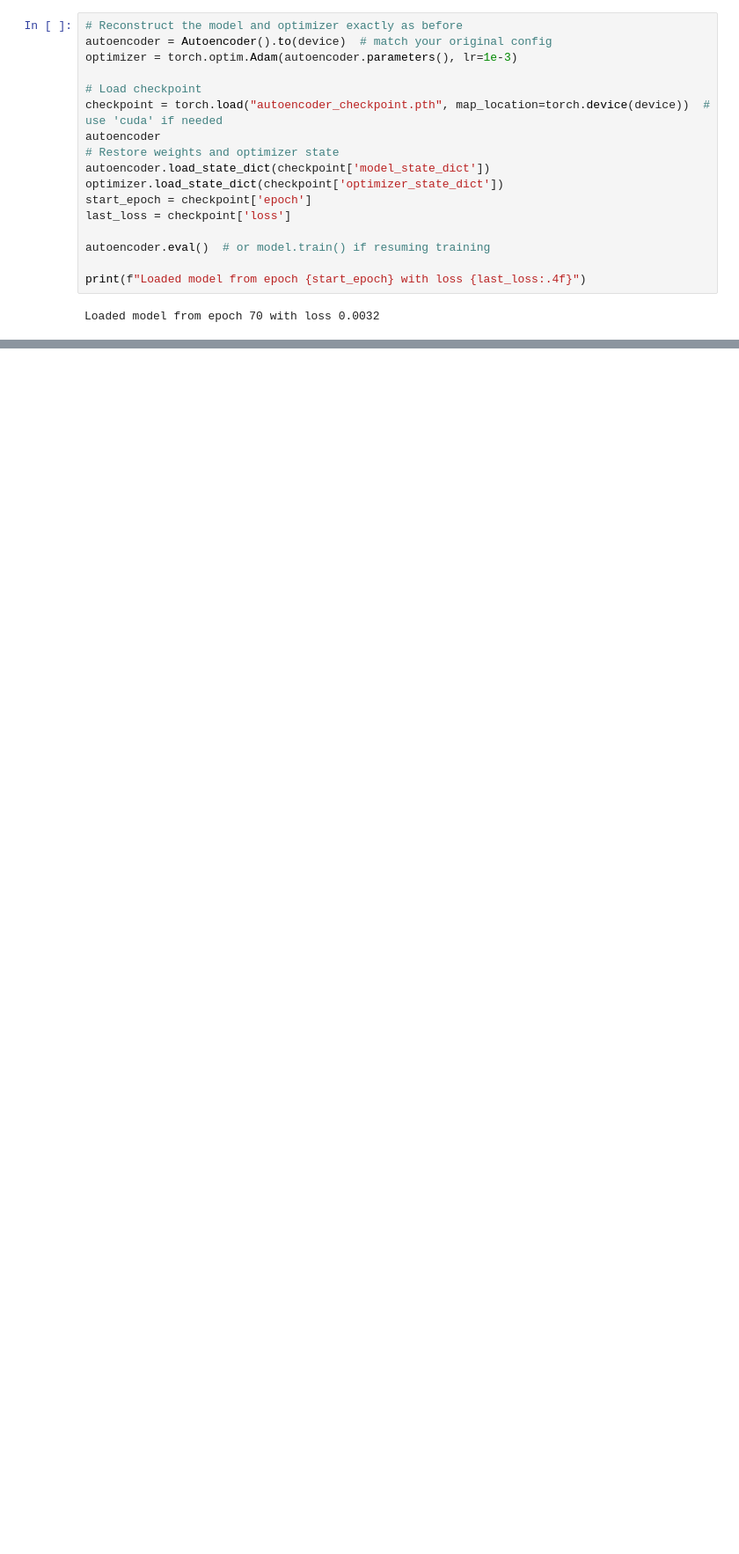
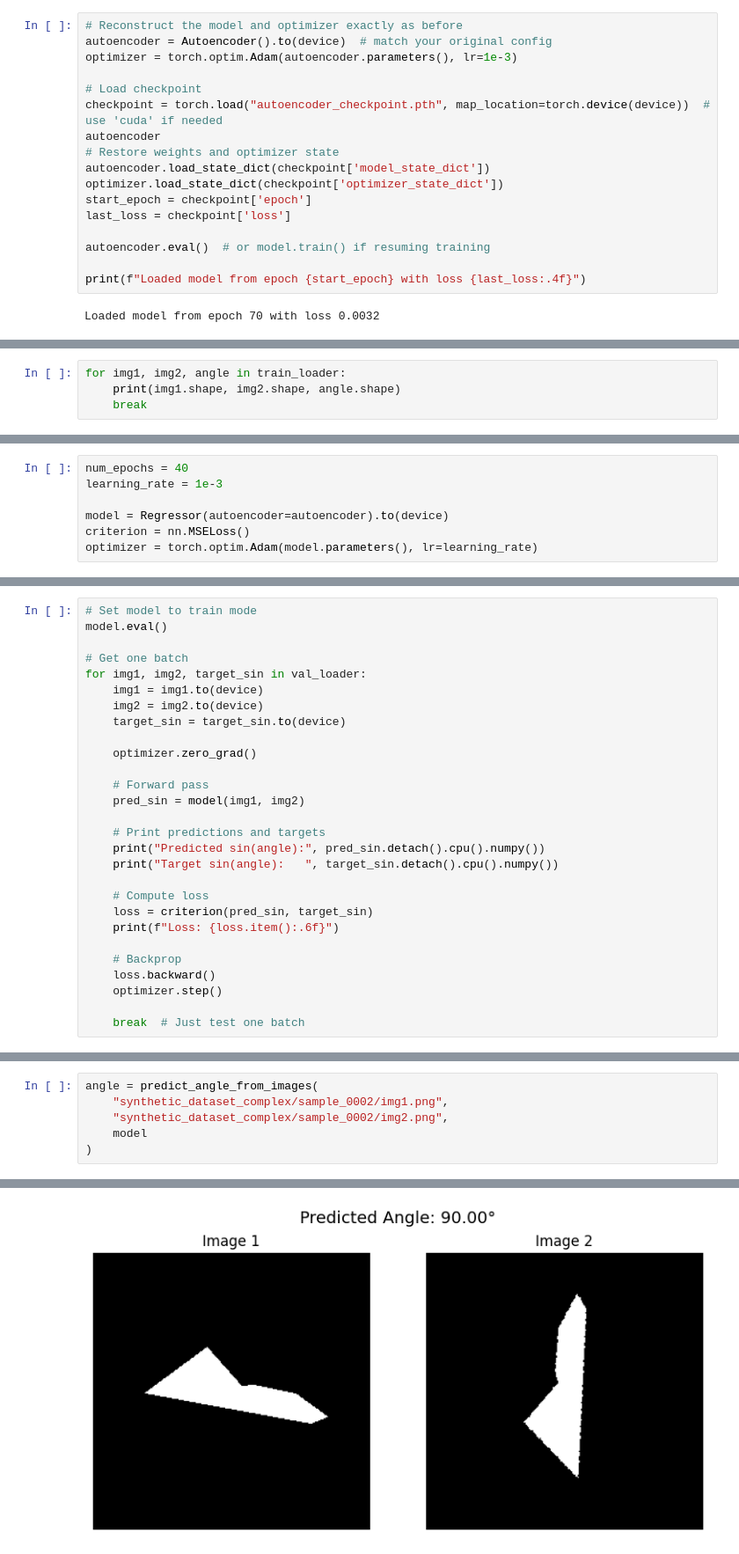
Before and after one commit to BimsaraS99/GeoAngleNet, a Jupyter notebook: complete_model_train.ipynb, the cells around one changed output, grey strips where cells are left out. Shown at 88% size. Drawn from its saved outputs; the diff is of its cells as text; blank space fills up the shorter version.

Commit message:
models finalized

```diff
--- a/complete_model_train.ipynb
+++ b/complete_model_train.ipynb
@@ -226,0 +296,4 @@ match_point_sets(l1, l2)
+# %%
+for img1, img2, angle in train_loader:
+    print(img1.shape, img2.shape, angle.shape)
+    break
@@ -226,0 +419,7 @@ match_point_sets(l1, l2)
+# %%
+num_epochs = 40
+learning_rate = 1e-3
+
+model = Regressor(autoencoder=autoencoder).to(device)
+criterion = nn.MSELoss()
+optimizer = torch.optim.Adam(model.parameters(), lr=learning_rate)
@@ -226,0 +555,28 @@ match_point_sets(l1, l2)
+# %%
+# Set model to train mode
+model.eval()
+
+# Get one batch
+for img1, img2, target_sin in val_loader:
+    img1 = img1.to(device)
+    img2 = img2.to(device)
+    target_sin = target_sin.to(device)
+
+    optimizer.zero_grad()
+
+    # Forward pass
+    pred_sin = model(img1, img2)
+
+    # Print predictions and targets
+    print("Predicted sin(angle):", pred_sin.detach().cpu().numpy())
+    print("Target sin(angle):   ", target_sin.detach().cpu().numpy())
+
+    # Compute loss
+    loss = criterion(pred_sin, target_sin)
+    print(f"Loss: {loss.item():.6f}")
+
+    # Backprop
+    loss.backward()
+    optimizer.step()
+
+    break  # Just test one batch
@@ -226,0 +646,7 @@ match_point_sets(l1, l2)
+# %%
+angle = predict_angle_from_images(
+    "synthetic_dataset_complex/sample_0002/img1.png",
+    "synthetic_dataset_complex/sample_0002/img2.png",
+    model
+)
+# %% [output]
@@ -226,0 +654 @@ match_point_sets(l1, l2)
+[figure, added]
```
Also changed, not shown: parts of 32 cells of this notebook, 3 other files.
